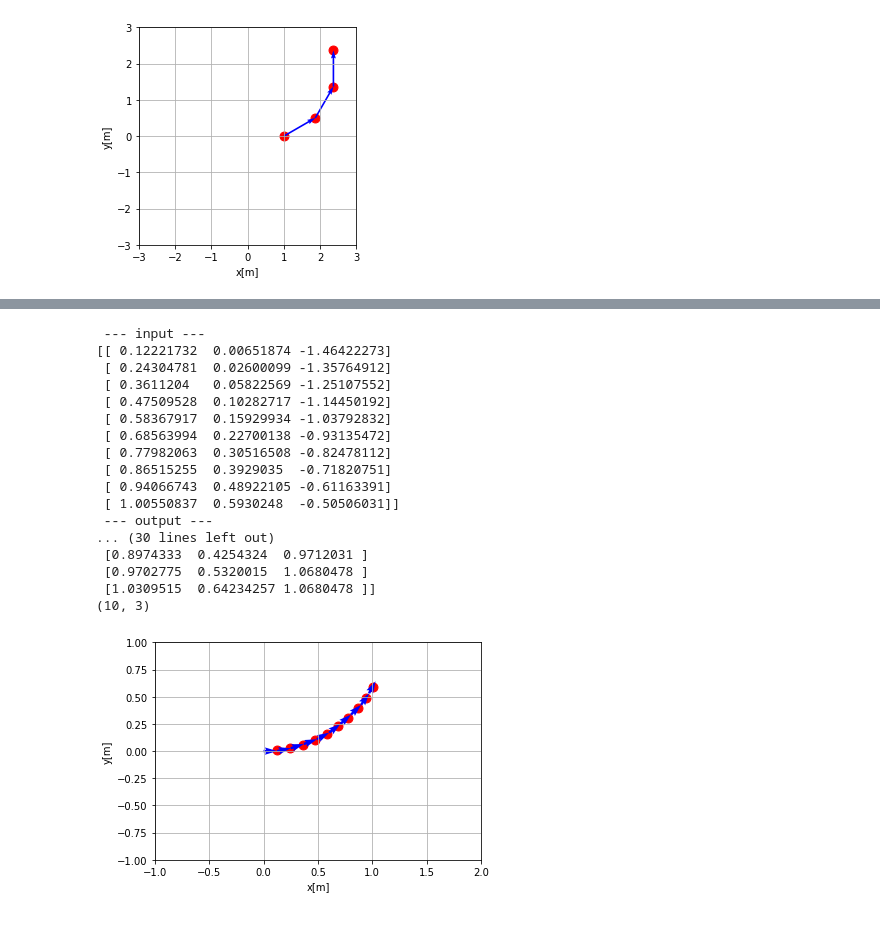
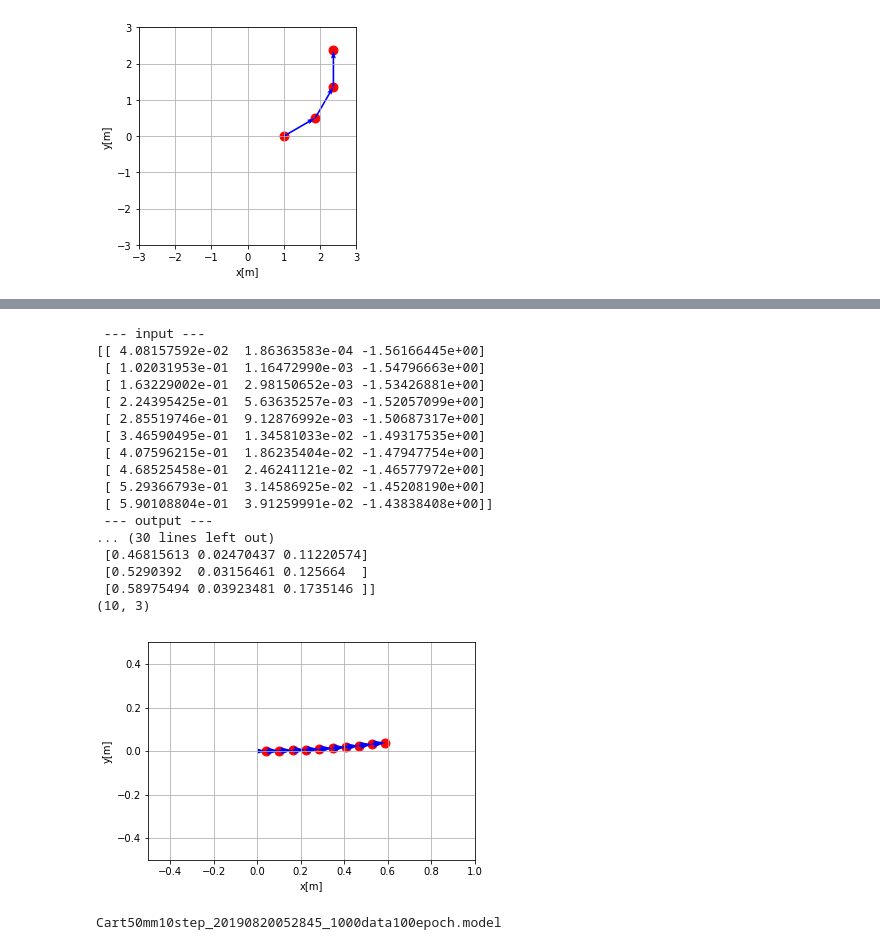
Before and after one commit to yotaseki/ROS-Cart, a Jupyter notebook: script/Train.ipynb, the cells around one changed output, grey strips where cells are left out. Saved outputs shown, nothing was run; the diff lists cells and outputs as text; code cells hidden in the pictures.

```diff
--- a/script/Train.ipynb
+++ b/script/Train.ipynb
@@ -90,10 +91,10 @@ variable([2.3660254 2.3660254 2.094395 ])
 DATA_SIZE = 1000
 DATA_NUM_WAYPOINTS = 10
 DATA_NUM_STEP = DATA_NUM_WAYPOINTS
-DATA_SPACE = 0.1 # [m / step]
+DATA_SPACE = 0.05 # [m / step]
 X_train = []
 for i in range(DATA_SIZE):
-    d = data.make_arc_path_2(int(DATA_NUM_WAYPOINTS*DATA_SPACE+1),xp.random.rand()*(2*xp.pi/3)-xp.pi/3) # -60 ~ 60 deg
+    d = data.make_arc_path_2(int(DATA_NUM_WAYPOINTS*DATA_SPACE+1),xp.random.rand()*(2*xp.pi/2)-xp.pi/2) # -90 ~ 90 deg
     d_es,_ = data.get_evenly_spaced_points(d,DATA_SPACE)
     d_xy = d_es[0:DATA_NUM_WAYPOINTS]
     #d_xy_fl = xp.ravel(d_xy[0:DATA_WAYPOINTS])
@@ -158,38 +159,42 @@ def train(model,X,epoch=10):
     opt = optimizers.Adam()
     opt.setup(model)
     ep = 0
+    AvgE = []
     while ep < epoch:
+        random.shuffle(X)
+        E = .0
         for itr in range(len(X)):
             x = xp.ravel(X[itr][:,0:2])
             x = Variable(xp.array([x],dtype=xp.float32))
             y = model(x)
             # zero-padding
             pad = Variable(xp.zeros((1,DATA_NUM_WAYPOINTS,1),dtype=xp.float32))
-            #print(y)
-            #print(pad)
             y_pad = F.concat((y,pad),axis=2)
-            #print(y_pad)
             y_pad = F.permutate(y_pad, xp.array([0,2,1],'i'), axis=2)
-            #print(y_pad)
 
             # loss
             z_true = X[itr][:]
             z = y_pad[0,0]
             e = error_squares(z,z_true[0])
+            #model.cleargrads()
+            #e.backward()
+            #opt.update()
+            for step in range(1,DATA_NUM_STEP):
+                z = oplus(z,y_pad[0,step])
+                e = e + error_squares(z,z_true[step])
             model.cleargrads()
             e.backward()
             opt.update()
-            for step in range(1,DATA_NUM_STEP):
-                z = oplus(z,y_pad[0,step])
-                e = error_squares(z,z_true[step])
-                model.cleargrads()
-                e.backward()
-                opt.update()
+            E = E + e.data
         ep = ep + 1
-        print('epoch',ep,'loss',e)
+        print('Epoch:',ep,', Average loss:',E / len(X))
+        AvgE.append(E / len(X))
+    plt.plot(range(len(AvgE)),AvgE)
+    plt.xlabel('Epoch')
+    plt.ylabel('Average loss')
     return model
 # %%
-EPOCH = 10
+EPOCH = 100
 model = Generator(DATA_NUM_WAYPOINTS,DATA_NUM_STEP)
 model = train(model,X_train,epoch=EPOCH)
 print('finished')
@@ -208,50 +220,50 @@ finished
 # %%
-x_path = data.make_arc_path_2(int(DATA_NUM_WAYPOINTS*DATA_SPACE+1),xp.random.rand()*(2*xp.pi/3)-xp.pi/3) # -60 ~ 60 deg
+x_path = data.make_arc_path_2(int(DATA_NUM_WAYPOINTS*DATA_SPACE+1),xp.random.rand()*(2*xp.pi/2)-xp.pi/2)
 x_path_es,_ = data.get_evenly_spaced_points(x_path,DATA_SPACE)
 x_test = x_path_es[0:DATA_NUM_WAYPOINTS]
 x = xp.ravel(x_test[:,0:2])
 x = Variable(xp.array([x],dtype=xp.float32))
 y = model(x)
 # zero-padding
 pad = Variable(xp.zeros((1,DATA_NUM_WAYPOINTS,1),dtype=xp.float32))
 y_pad = F.concat((y,pad),axis=2)
 y_pad = F.permutate(y_pad, xp.array([0,2,1],'i'), axis=2)
 print(' --- input --- ')
 print(x_test)
 print(' --- output --- ')
 print(y_pad.data)
 # loss
 z_true = x_test
 z = y_pad[0,0]
 e = error_squares(z,z_true[0])
 print(' --- error --- ')
 print('loss:',e)
 Z = xp.array([([0,0,0]),(z.data)],dtype='float32')
 for step in range(1,DATA_NUM_STEP):
     z = oplus(z,y_pad[0,step])
     e = error_squares(z,z_true[step])
     print('loss:',e)
     Z = xp.vstack((Z,z.data))
 print(' --- trajectory --- ')
 print(Z)
 print(z_true.shape)
-plot_path(Z,z_true,[-1,2],[-1,1])
+plot_path(Z,z_true,[-.5,1],[-.5,.5])
 # %% [output]
  --- input ---
-[[ 0.12221732  0.00651874 -1.46422273]
- [ 0.24304781  0.02600099 -1.35764912]
- [ 0.3611204   0.05822569 -1.25107552]
- [ 0.47509528  0.10282717 -1.14450192]
- [ 0.58367917  0.15929934 -1.03792832]
- [ 0.68563994  0.22700138 -0.93135472]
- [ 0.77982063  0.30516508 -0.82478112]
- [ 0.86515255  0.3929035  -0.71820751]
- [ 0.94066743  0.48922105 -0.61163391]
- [ 1.00550837  0.5930248  -0.50506031]]
+[[ 4.08157592e-02  1.86363583e-04 -1.56166445e+00]
+ [ 1.02031953e-01  1.16472990e-03 -1.54796663e+00]
+ [ 1.63229002e-01  2.98150652e-03 -1.53426881e+00]
+ [ 2.24395425e-01  5.63635257e-03 -1.52057099e+00]
+ [ 2.85519746e-01  9.12876992e-03 -1.50687317e+00]
+ [ 3.46590495e-01  1.34581033e-02 -1.49317535e+00]
+ [ 4.07596215e-01  1.86235404e-02 -1.47947754e+00]
+ [ 4.68525458e-01  2.46241121e-02 -1.46577972e+00]
+ [ 5.29366793e-01  3.14586925e-02 -1.45208190e+00]
+ [ 5.90108804e-01  3.91259991e-02 -1.43838408e+00]]
  --- output ---
 ... (30 lines left out)
- [0.8974333  0.4254324  0.9712031 ]
- [0.9702775  0.5320015  1.0680478 ]
- [1.0309515  0.64234257 1.0680478 ]]
+ [0.46815613 0.02470437 0.11220574]
+ [0.5290392  0.03156461 0.125664  ]
+ [0.58975494 0.03923481 0.1735146 ]]
 (10, 3)
-[figure, old version]
+[figure, new version]
@@ -259,0 +270,16 @@ serializers.save_npz('tmp.npz', model)
+# %%
+import datetime
+def gen_filename():
+    name_date = '{0:%Y%m%d%H%M%S}'.format(datetime.datetime.now())
+    name_epoch = '{}epoch'.format(EPOCH)
+    name_datasize  = '{}data'.format(DATA_SIZE)
+    name_num_step = '{}step'.format(DATA_NUM_WAYPOINTS)
+    name_space = '{}mm'.format(int(DATA_SPACE * 1000))
+    model_name = 'Cart' + name_space + name_num_step + '_' + name_date + '_'   + name_datasize + name_epoch + '.model'
+    print(model_name)
+    return model_name
+
+fn = gen_filename()
+serializers.save_npz(fn, model)
+# %% [output]
+Cart50mm10step_20190820052845_1000data100epoch.model
```
Also changed, not shown: parts of 5 cells of this notebook, 1 other file.
